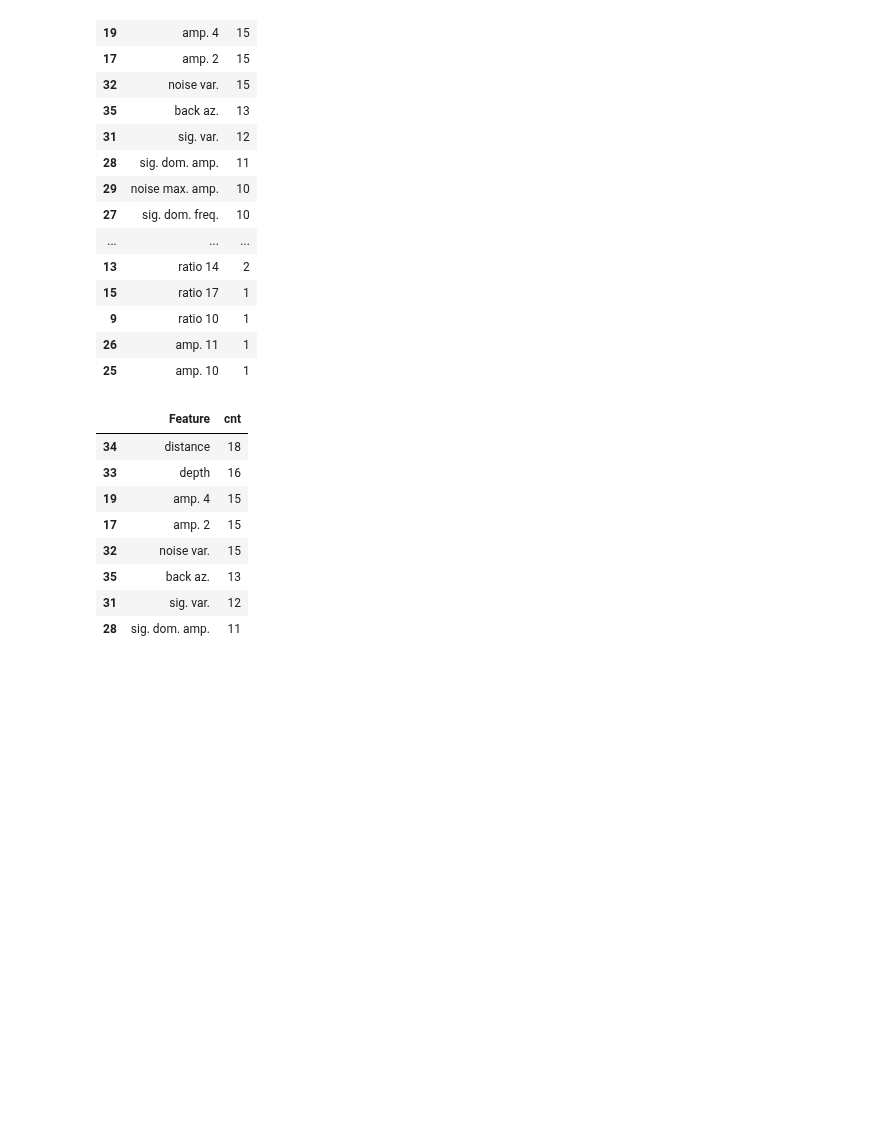
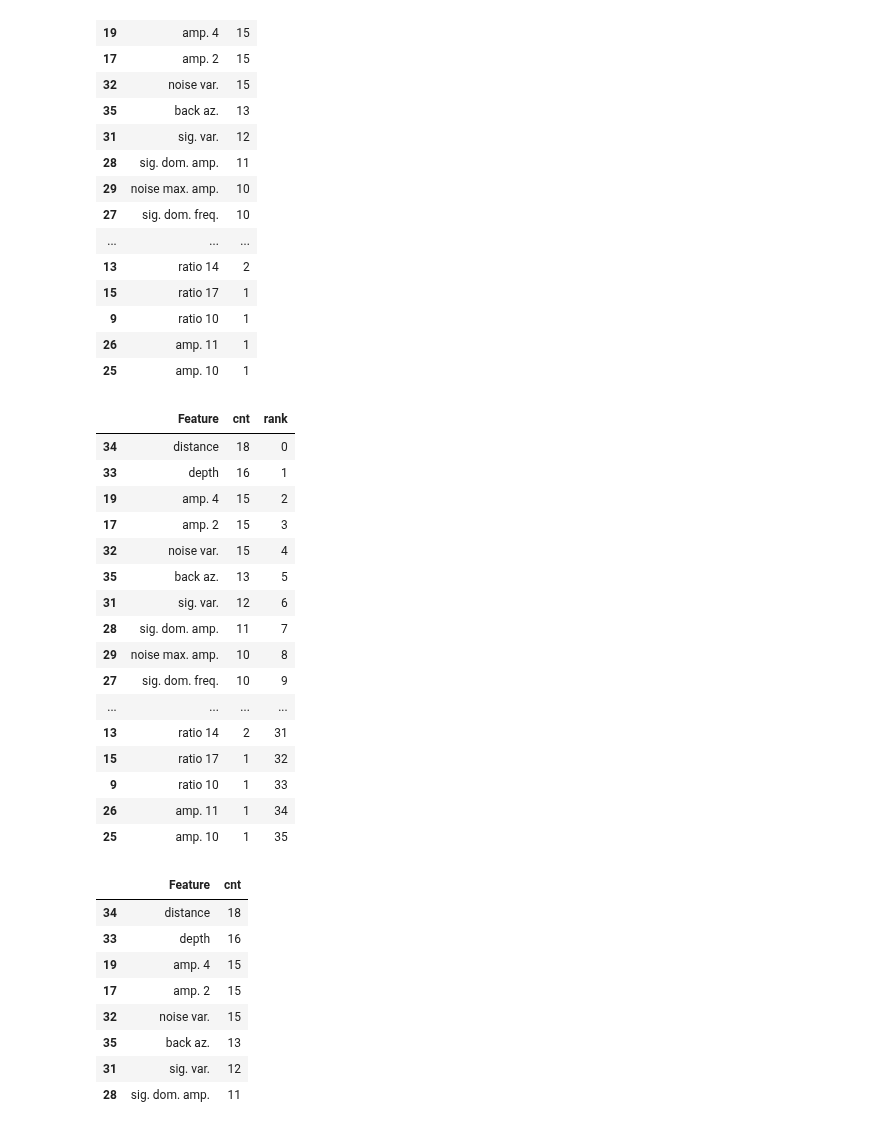
Before and after one commit to armstrong06/featmag, a Jupyter notebook: notebooks_feature_selection/rfecvAllSStationsResults.ipynb, the cells around one changed output. Cells and saved outputs as stored; diff of their text form; code cells hidden in the pictures; blank space fills up the shorter version.

```diff
--- a/notebooks_feature_selection/rfecvAllSStationsResults.ipynb
+++ b/notebooks_feature_selection/rfecvAllSStationsResults.ipynb
@@ -212,6 +254,27 @@ sel_feat_summary_df
 | 9 | ratio 10 | 1 |
 | 26 | amp. 11 | 1 |
 | 25 | amp. 10 | 1 |
+# %%
+sel_feat_summary_df['rank'] = np.arange(sel_feat_summary_df.shape[0])
+sel_feat_summary_df
+# %% [output]
+|  | Feature | cnt | rank |
+| 34 | distance | 18 | 0 |
+| 33 | depth | 16 | 1 |
+| 19 | amp. 4 | 15 | 2 |
+| 17 | amp. 2 | 15 | 3 |
+| 32 | noise var. | 15 | 4 |
+| 35 | back az. | 13 | 5 |
+| 31 | sig. var. | 12 | 6 |
+| 28 | sig. dom. amp. | 11 | 7 |
+| 29 | noise max. amp. | 10 | 8 |
+| 27 | sig. dom. freq. | 10 | 9 |
+| ... | ... | ... | ... |
+| 13 | ratio 14 | 2 | 31 |
+| 15 | ratio 17 | 1 | 32 |
+| 9 | ratio 10 | 1 | 33 |
+| 26 | amp. 11 | 1 | 34 |
+| 25 | amp. 10 | 1 | 35 |
 # %%
 sel_feat_summary_df[sel_feat_summary_df.cnt > sel_feat_summary_df['cnt'].quantile(0.75)]
 # %% [output]
```
Also changed, not shown: parts of 5 cells of this notebook.
